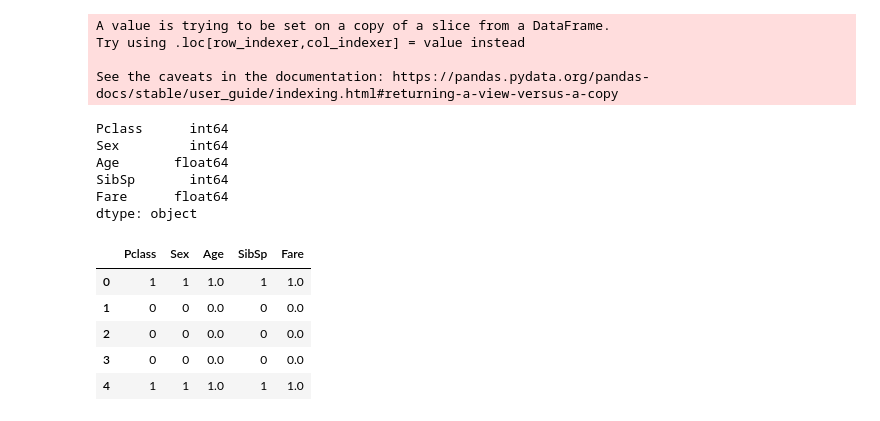
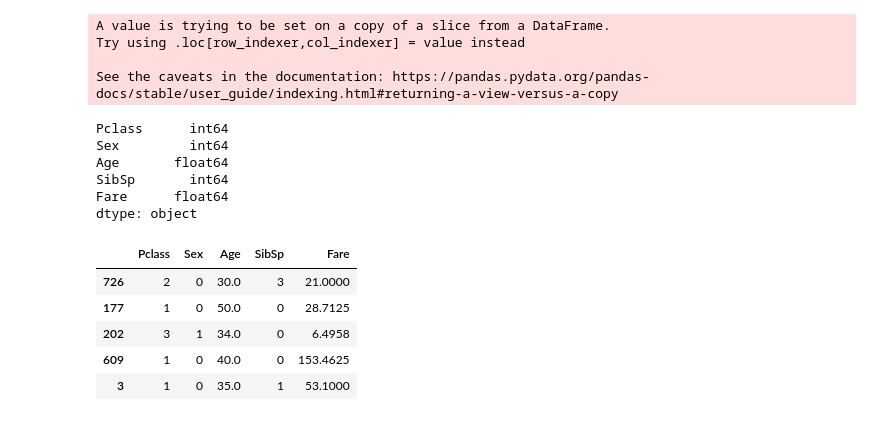
Before and after one commit to Lujaina-E/Titanic-Predictions, a Jupyter notebook: Xgboost_model.ipynb, the cells around one changed output. Drawn from its saved outputs; the diff is of its cells as text; code cells hidden in the pictures.

```diff
--- a/Xgboost_model.ipynb
+++ b/Xgboost_model.ipynb
@@ -22,12 +16,14 @@ train_data.head()
-# %%
-# x_train= train_data[['Pclass', 'Sex', 'Age', 'SibSp', 'Fare']]
-x_train, y_train = train_data.iloc[:,:-1],train_data.iloc[:,-1]
-x_train= train_data[['Pclass', 'Sex', 'Age', 'SibSp', 'Fare']]
-
-y_train = ['Survived']
-x_train['Age'] = x_train['Age'].fillna(x_train['Age'].mean())
-# %% [output]
-A value is trying to be set on a copy of a slice from a DataFrame.
-Try using .loc[row_indexer,col_indexer] = value instead
-
-See the caveats in the documentation: https://pandas.pydata.org/pandas-docs/stable/user_guide/indexing.html#returning-a-view-versus-a-copy
+# %%
+total = train_data[['Pclass', 'Sex', 'Age', 'SibSp', 'Fare', 'Survived']]
+total['Age'] = total['Age'].fillna(total['Age'].mean())
+total_levelled = total.dropna()
+
+x= total_levelled[['Pclass', 'Sex', 'Age', 'SibSp', 'Fare']]
+y = total_levelled[['Survived']]
+# %% [output]
+A value is trying to be set on a copy of a slice from a DataFrame.
+Try using .loc[row_indexer,col_indexer] = value instead
+
+See the caveats in the documentation: https://pandas.pydata.org/pandas-docs/stable/user_guide/indexing.html#returning-a-view-versus-a-copy
+# %%
+x_train, x_test, y_train, y_test = train_test_split(x, y, test_size=0.33, random_state=4, stratify=y)
@@ -34,20 +33,22 @@ See the caveats in the documentation: https://pandas.pydata.org/pandas-docs/stab
+# %%
+encode1 = LabelEncoder()
+x_train.iloc[:,1] = encode1.fit_transform(x_train.iloc[:,1])
+x_test.iloc[:,1] = encode1.fit_transform(x_test.iloc[:,1])
 # %%
 df = pd.DataFrame(x_train.head())
-df.loc[df["Sex"] == "male"] = 1
-df.loc[df["Sex"] == "female"] = 0
 df['Sex'] = df['Sex'].astype('int64')
 print(df.dtypes)
 df
 # %% [output]
 Pclass      int64
 Sex         int64
 Age       float64
 SibSp       int64
 Fare      float64
 dtype: object
 |  | Pclass | Sex | Age | SibSp | Fare |
-| 0 | 1 | 1 | 1.0 | 1 | 1.0 |
-| 1 | 0 | 0 | 0.0 | 0 | 0.0 |
-| 2 | 0 | 0 | 0.0 | 0 | 0.0 |
-| 3 | 0 | 0 | 0.0 | 0 | 0.0 |
-| 4 | 1 | 1 | 1.0 | 1 | 1.0 |
+| 726 | 2 | 0 | 30.0 | 3 | 21.0000 |
+| 177 | 1 | 0 | 50.0 | 0 | 28.7125 |
+| 202 | 3 | 1 | 34.0 | 0 | 6.4958 |
+| 609 | 1 | 0 | 40.0 | 0 | 153.4625 |
+| 3 | 1 | 0 | 35.0 | 1 | 53.1000 |
```
Also changed, not shown: parts of 8 cells of this notebook.
